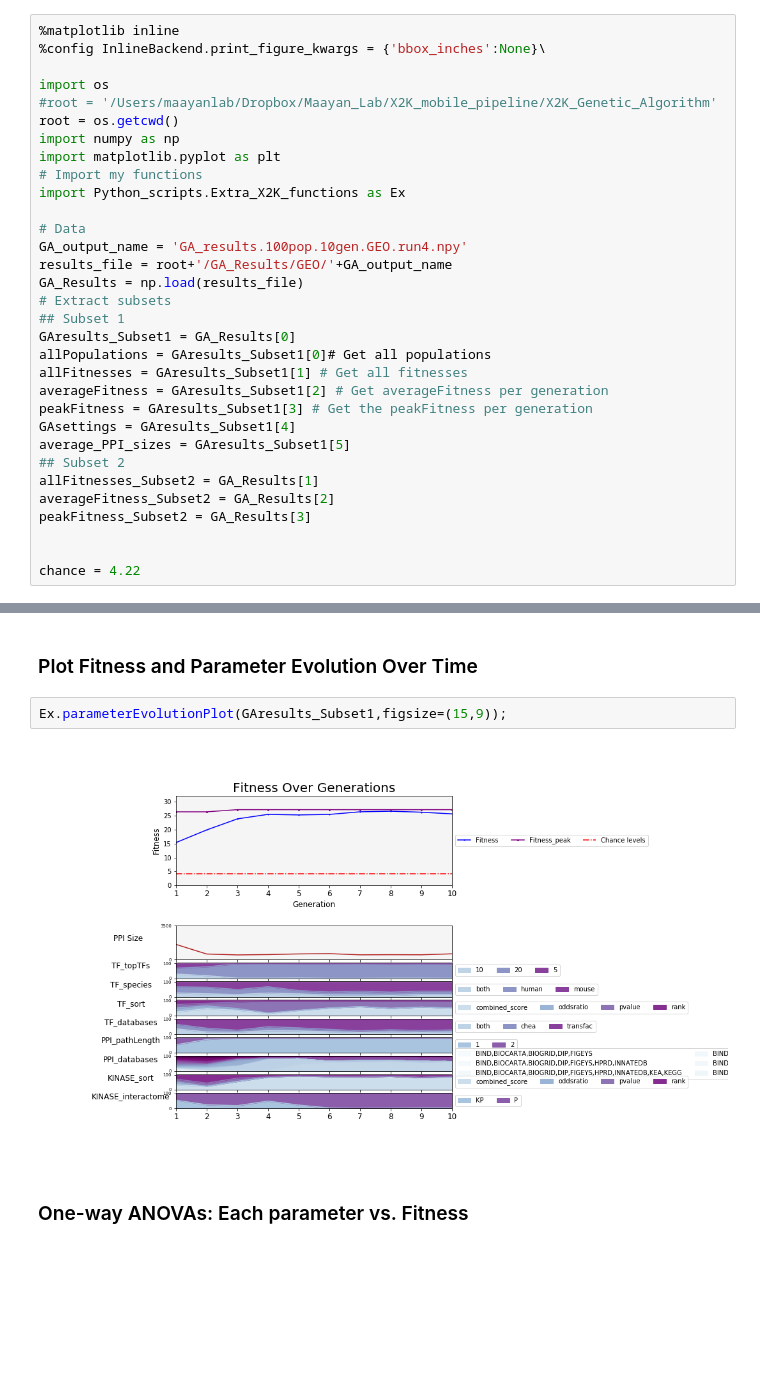
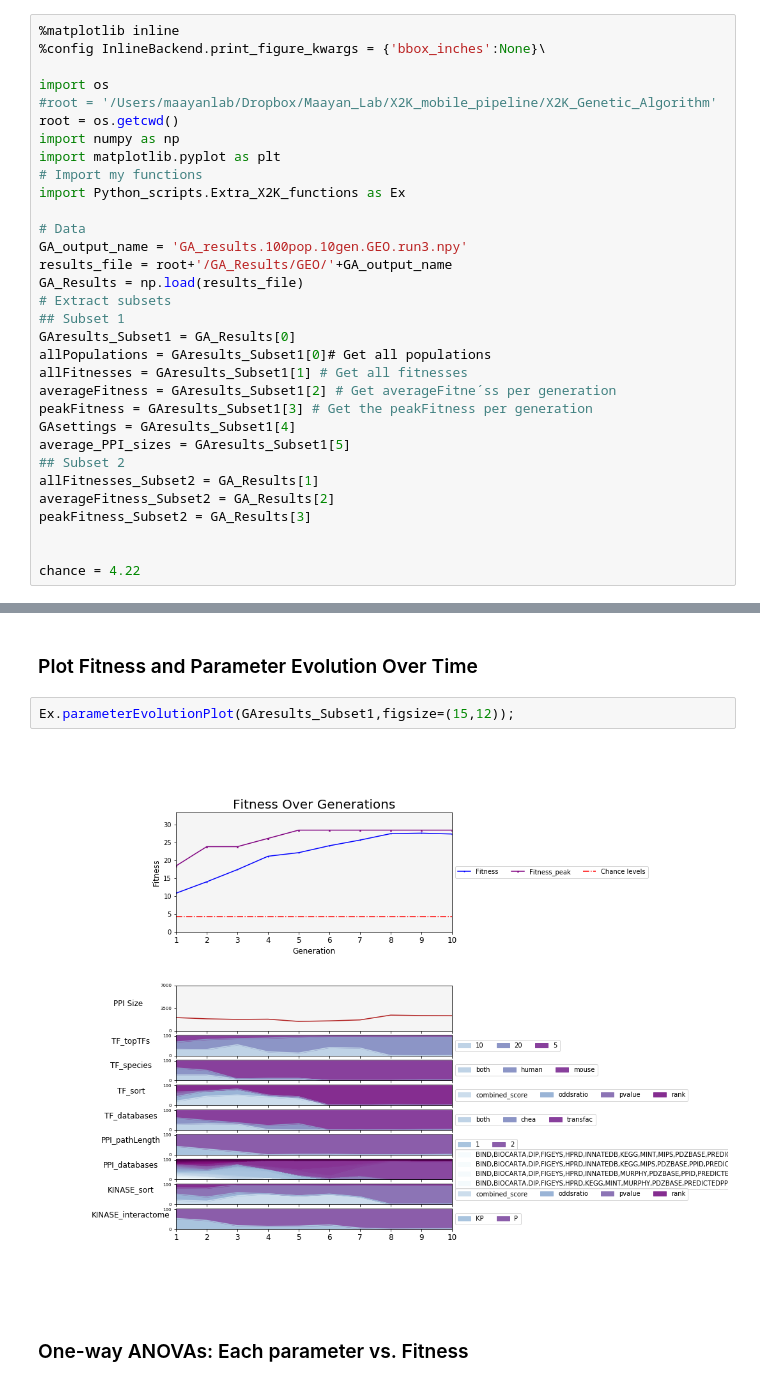
Before and after one commit to MaayanLab/X2K_Genetic_Algorithm, a Jupyter notebook: Python_scripts/GA_Results_Notebook.ipynb, the cells around one changed output, grey strips where cells are left out. Drawn from its saved outputs; the diff is of its cells as text; blank space fills up the shorter version.

```diff
--- a/Python_scripts/GA_Results_Notebook.ipynb
+++ b/Python_scripts/GA_Results_Notebook.ipynb
@@ -15,7 +15,7 @@ import matplotlib.pyplot as plt
 import Python_scripts.Extra_X2K_functions as Ex
 
 # Data
-GA_output_name = 'GA_results.100pop.10gen.GEO.run4.npy'
+GA_output_name = 'GA_results.100pop.10gen.GEO.run3.npy'
 results_file = root+'/GA_Results/GEO/'+GA_output_name
 GA_Results = np.load(results_file)
 # Extract subsets
@@ -23,7 +23,7 @@ GA_Results = np.load(results_file)
 GAresults_Subset1 = GA_Results[0]
 allPopulations = GAresults_Subset1[0]# Get all populations
 allFitnesses = GAresults_Subset1[1] # Get all fitnesses
-averageFitness = GAresults_Subset1[2] # Get averageFitness per generation
+averageFitness = GAresults_Subset1[2] # Get averageFitne´ss per generation
 peakFitness = GAresults_Subset1[3] # Get the peakFitness per generation
 GAsettings = GAresults_Subset1[4]
 average_PPI_sizes = GAresults_Subset1[5]
@@ -168,9 +168,9 @@ plt.gcf().set_facecolor('white');
 # %% [markdown]
 ### Plot Fitness and Parameter Evolution Over Time
 # %%
-Ex.parameterEvolutionPlot(GAresults_Subset1,figsize=(15,9));
+Ex.parameterEvolutionPlot(GAresults_Subset1,figsize=(15,12));
 # %% [output]
-[figure, old version]
+[figure, new version]
 # %% [markdown]
 ### One-way ANOVAs: Each parameter vs. Fitness
 # %%
```
Also changed, not shown: parts of 6 cells of this notebook.
